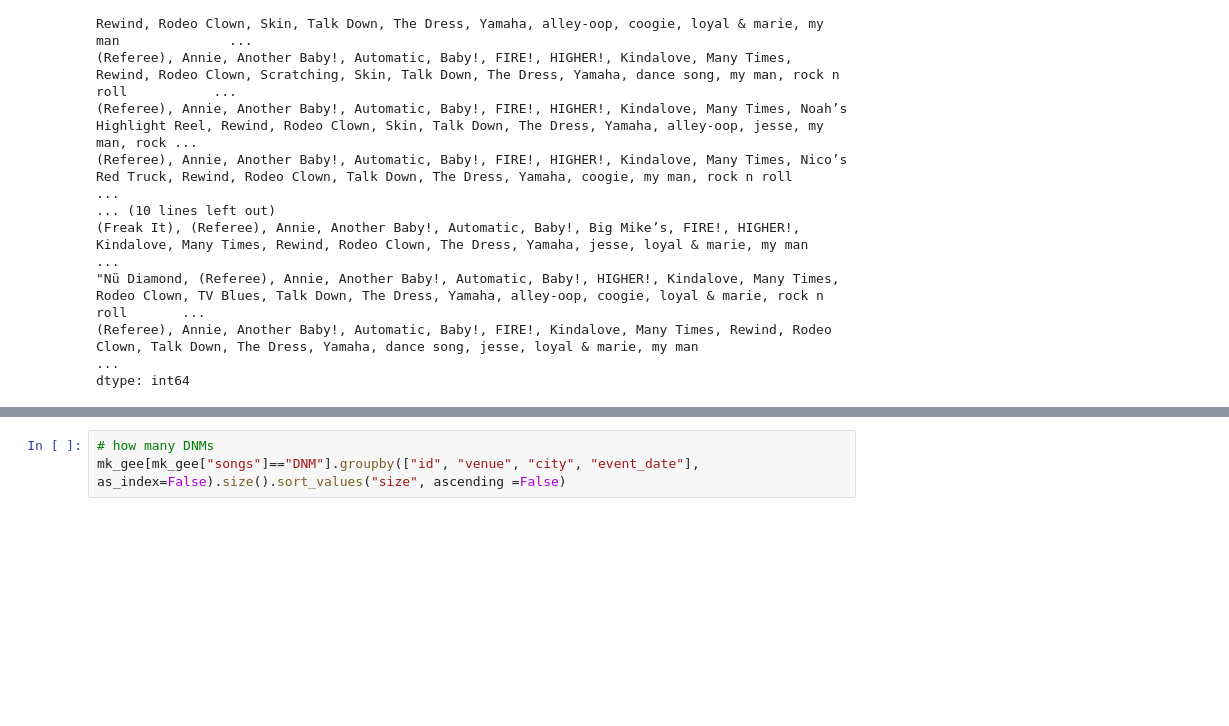
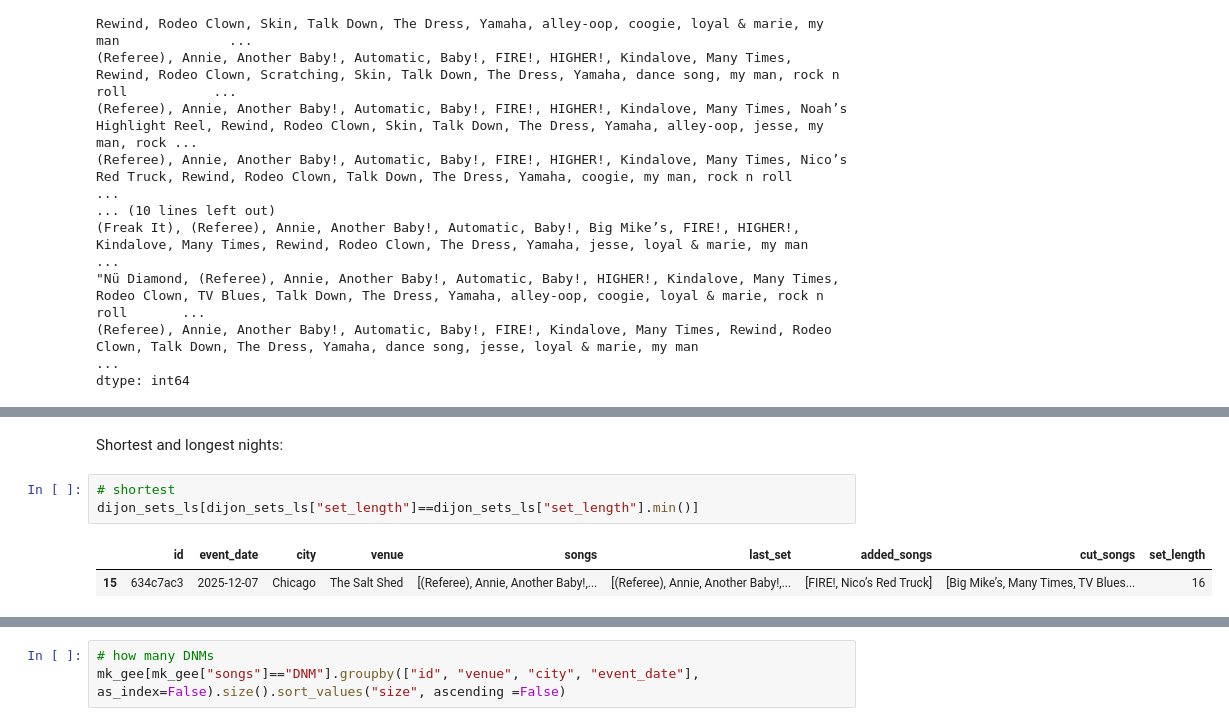
Before and after one commit to ldarwiche31/live-music-analysis, a Jupyter notebook: code/04-analyze-data.ipynb, the cells around one changed output, grey strips where cells are left out. Cells and saved outputs as stored; diff of their text form; blank space fills up the shorter version.

```diff
--- a/code/04-analyze-data.ipynb
+++ b/code/04-analyze-data.ipynb
@@ -202,0 +168,8 @@ chicago_slope_clairo.to_clipboard(index=False)
+# %% [markdown]
+Shortest and longest nights:
+# %%
+# shortest
+dijon_sets_ls[dijon_sets_ls["set_length"]==dijon_sets_ls["set_length"].min()]
+# %% [output]
+|  | id | event_date | city | venue | songs | last_set | added_songs | cut_songs | set_length |
+| 15 | 634c7ac3 | 2025-12-07 | Chicago | The Salt Shed | [(Referee), Annie, Another Baby!,... | [(Referee), Annie, Another Baby!,... | [FIRE!, Nico’s Red Truck] | [Big Mike’s, Many Times, TV Blues... | 16 |
```
Also changed, not shown: parts of 21 cells of this notebook, 2 other files.
